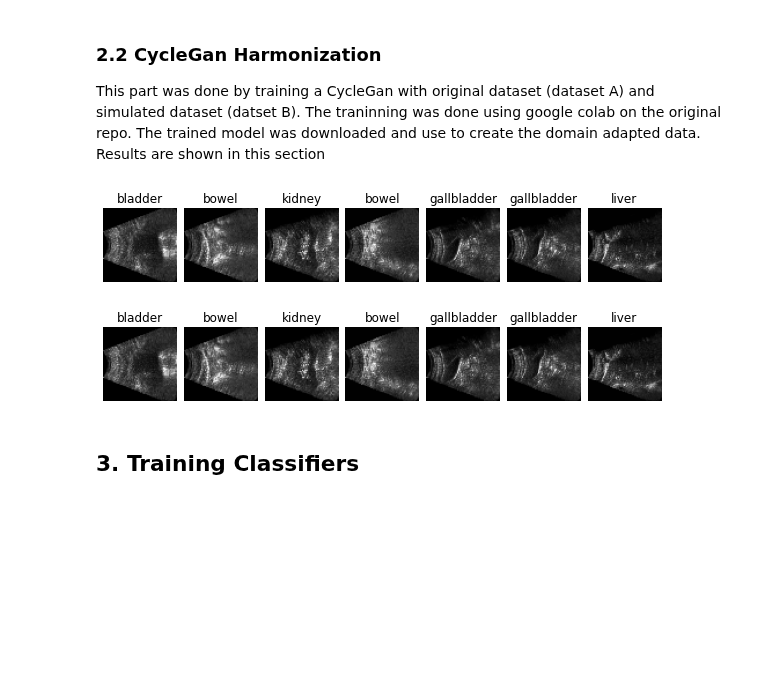
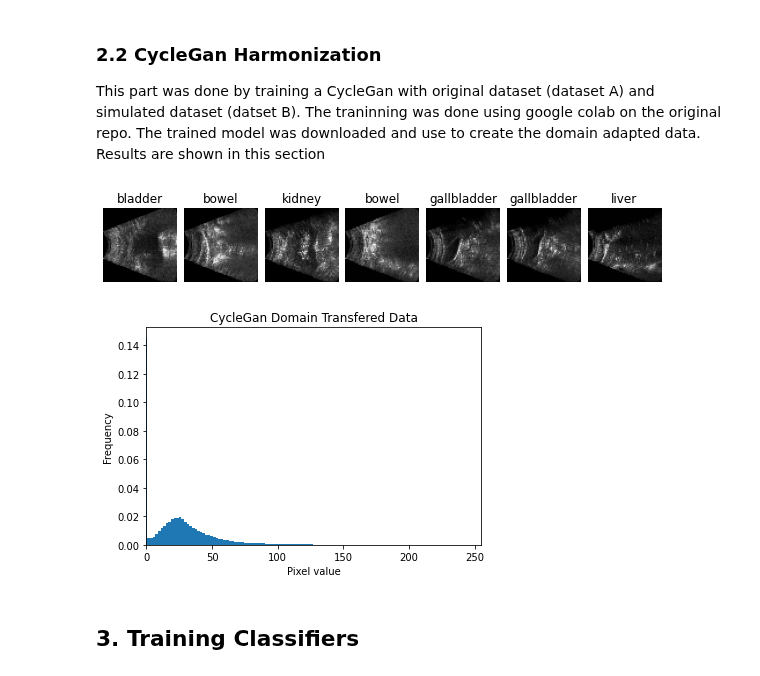
Before and after one commit to Juanki0396/TFG, a Jupyter notebook: IA_Ultrasounds.ipynb, the cells around one changed output. Drawn from its saved outputs; the diff is of its cells as text; code cells hidden in the pictures; blank space fills up the shorter version.

```diff
--- a/IA_Ultrasounds.ipynb
+++ b/IA_Ultrasounds.ipynb
@@ -136,21 +136,25 @@ _ = obtain_histogram(fda_original_data, sample_size=50, title="Domain Transfered
 This part was done by training a CycleGan with original dataset (dataset A) and simulated dataset (datset B). The traninning was done using google colab on the original repo. The trained model was downloaded and use to create the domain adapted data. Results are shown in this section
 # %%
 # For cyclegan, we need to manualy load data since images are rotated and have a greater resolution
-cyclegan_data_apth = "Data/USAnotAI_CyleGan"
-files = [file for file in os.scandir(cyclegan_data_apth) if file.name not in ("source.md", "cone.png")]
-cone = Image.from_path(os.path.join(cyclegan_data_apth, "cone.png"), "cone")
-data = [Image.from_path(file.path, file.name.split("-")[0]) for file in files]
-for img in data:
+cyclegan_data_path = "Data/USAnotAI_CyleGan"
+files = [file for file in os.scandir(cyclegan_data_path) if file.name not in ("source.md", "cone.png")]
+cone = Image.from_path(os.path.join(cyclegan_data_path, "cone.png"), "cone")
+cyclegan_data = [Image.from_path(file.path, file.name.split("-")[0]) for file in files]
+for img in cyclegan_data:
     img.image = img.image.T
 resize = Resize((3, 64,64))
-data = [Ultrasound(resize(img.torch_tensor - img.image.min()), img.label, cone.image) for img in data]
-for us in data:
+cyclegan_data = [Ultrasound(resize(img.torch_tensor - img.image.min()), img.label, cone.image) for img in cyclegan_data]
+for us in cyclegan_data:
     us.dark_cone()
+
+#Let's print some examples to adquire some insights about how our simulated US look like
+_ = Ultrasound.create_image_grid(cyclegan_data[::50])
+
+# Finally, we make the histogram of the simulated dataset
+_ = obtain_histogram(cyclegan_data, sample_size=50, title="CycleGan Domain Transfered Data")
+# %% [output]
+[figure, added]
+[figure, added]
-# %%
-Image.create_image_grid(data[::50])
-# %% [output]
-[figure, removed]
-[figure, removed]
 # %% [markdown]
 ## 3. Training Classifiers
 # %% [markdown]
```
Also changed, not shown: parts of 7 cells of this notebook.
